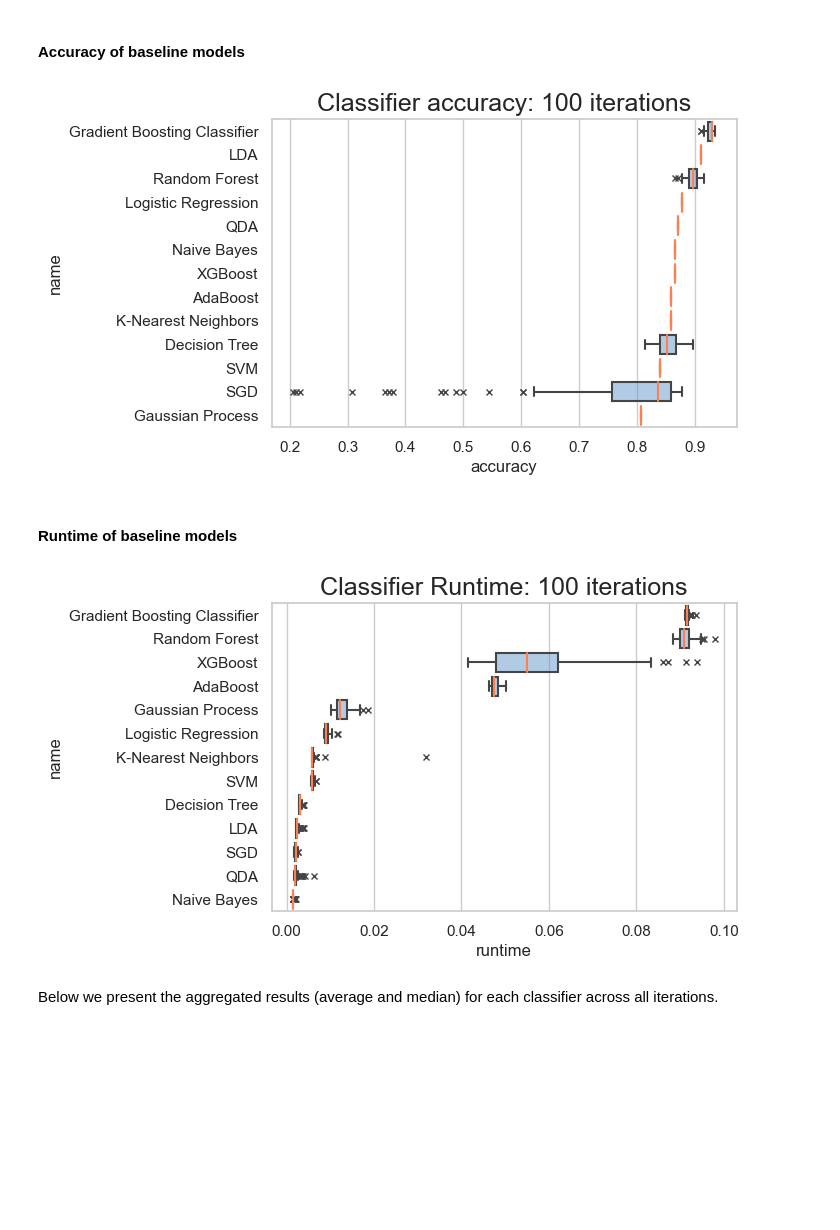
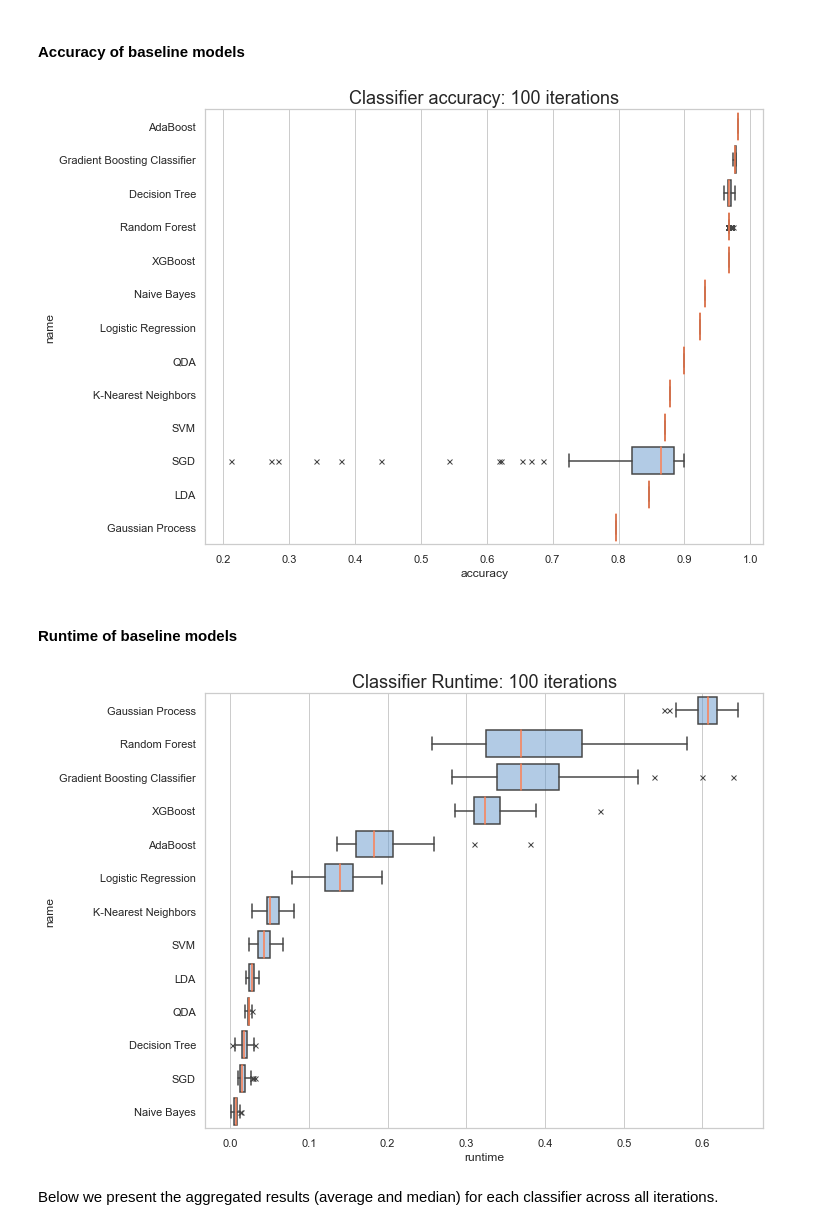
Before and after one commit to qetdr/xAutoML-Project1, a Jupyter notebook: project1_notebook.ipynb, the cells around one changed output. Cells and saved outputs as stored; diff of their text form; code cells hidden in the pictures; blank space fills up the shorter version.

```diff
--- a/project1_notebook.ipynb
+++ b/project1_notebook.ipynb
@@ -79,21 +121,5 @@ Siia tulevad Marilini andmete puhastamise koodi põhjendused
 All on juba puhas kood
 # %%
 # MM
-train_df = pd.read_csv("clean_data/train.csv")
-test_df = pd.read_csv("clean_data/test.csv")
-
-y_train = train_df['compliance_2020']
-X_train = train_df.drop(columns = ['compliance_2020', 'compliance_2021'])
-
-# Test data
-y_test = test_df['compliance_2020']
-X_test = test_df.drop(columns = ['compliance_2020'])
-
-print(f'X_train dims: {X_train.shape}')
-print(f'y_train dims: {y_train.shape}')
-
-#print(f'X_val dims: {X_val.shape}')
-#print(f'y_val dims: {y_val.shape}')
-
-print(f'X_test dims: {X_test.shape}')
-print(f'y_test dims: {y_test.shape}')
+train_df = pd.read_csv("merged_data/train_median_impute.csv")
+test_df = pd.read_csv("merged_data/test_median_impute.csv")
@@ -104,0 +126,16 @@ y_test dims: (156,)
+# %%
+y_train = train_df['compliance']
+X_train = train_df.drop(columns = ['compliance'])
+
+# Test data
+y_test = test_df['compliance']
+X_test = test_df.drop(columns = ['compliance'])
+
+print(f'X_train dims: {X_train.shape}')
+print(f'y_train dims: {y_train.shape}')
+
+#print(f'X_val dims: {X_val.shape}')
+#print(f'y_val dims: {y_val.shape}')
+
+print(f'X_test dims: {X_test.shape}')
+print(f'y_test dims: {y_test.shape}')
@@ -344,23 +386,23 @@ Below the performance of baseline models across 100 computations are displayed.
 # %%
 # Create the data
 grouped_s = bl_scores.loc[:,['name', 'accuracy']] \
     .groupby(['name']) \
     .median() \
     .sort_values(by='accuracy', ascending = False)
 
 # Set the figure properties
-sns.set(rc={'figure.figsize':(6,4)})
+sns.set(rc={'figure.figsize':(10,8)})
 sns.set_style("whitegrid")
 
 # Figure
 sns.boxplot(data= bl_scores, x="accuracy", y="name",
             order = grouped_s.index,
             flierprops={"marker": "x"},
             boxprops={"facecolor": (.4, .6, .8, .5)},
             medianprops={"color": "coral"}
            ).set_title('Classifier accuracy: 100 iterations', fontsize=18);
 # %% [output]
-[figure, old version]
+[figure, new version]
 # %% [markdown]
 #### Runtime of baseline models
 # %%
@@ -371,7 +413,7 @@ grouped_rt = bl_runtimes.loc[:,['name', 'runtime']] \
     .sort_values(by='runtime', ascending = False)
 
 # Set the figure properties
-sns.set(rc={'figure.figsize':(6,4)})
+sns.set(rc={'figure.figsize':(10,8)})
 sns.set_style("whitegrid")
 
 # Figure
@@ -382,7 +424,7 @@ sns.boxplot(data= bl_runtimes, x="runtime", y="name",
             medianprops={"color": "coral"}
            ).set_title('Classifier Runtime: 100 iterations', fontsize=18);
 # %% [output]
-[figure, old version]
+[figure, new version]
 # %% [markdown]
 Below we present the aggregated results (average and median) for each classifier across all iterations.
 # %%
```
Also changed, not shown: parts of 20 cells of this notebook.
